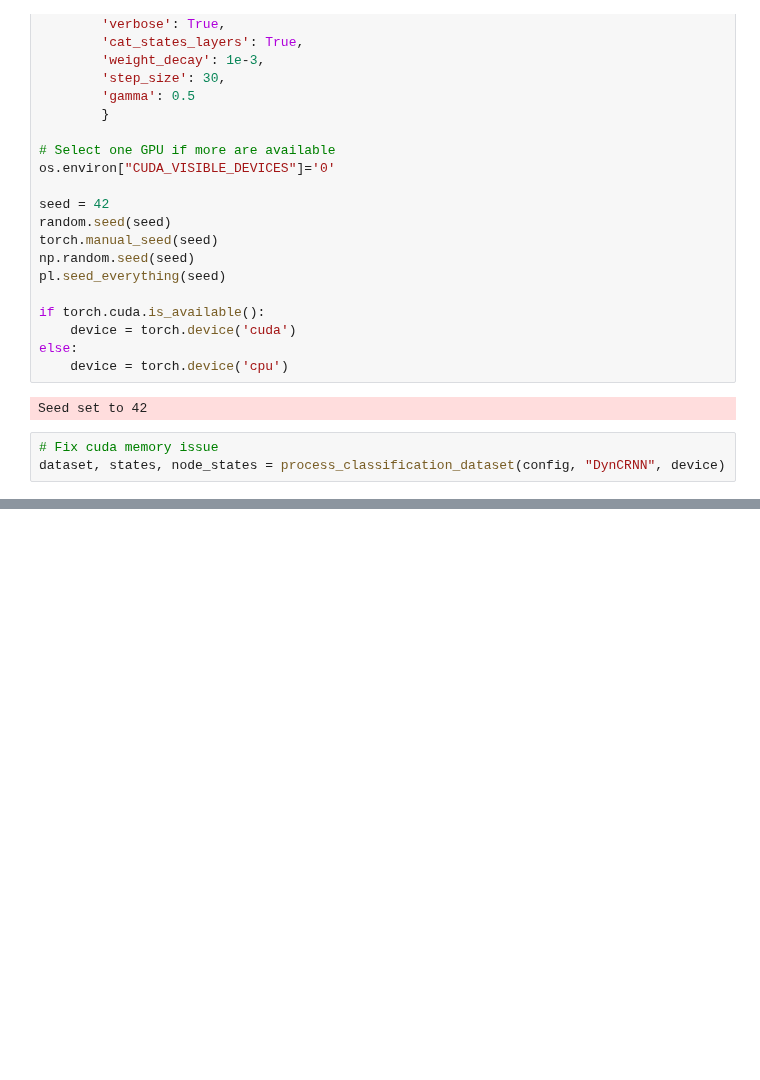
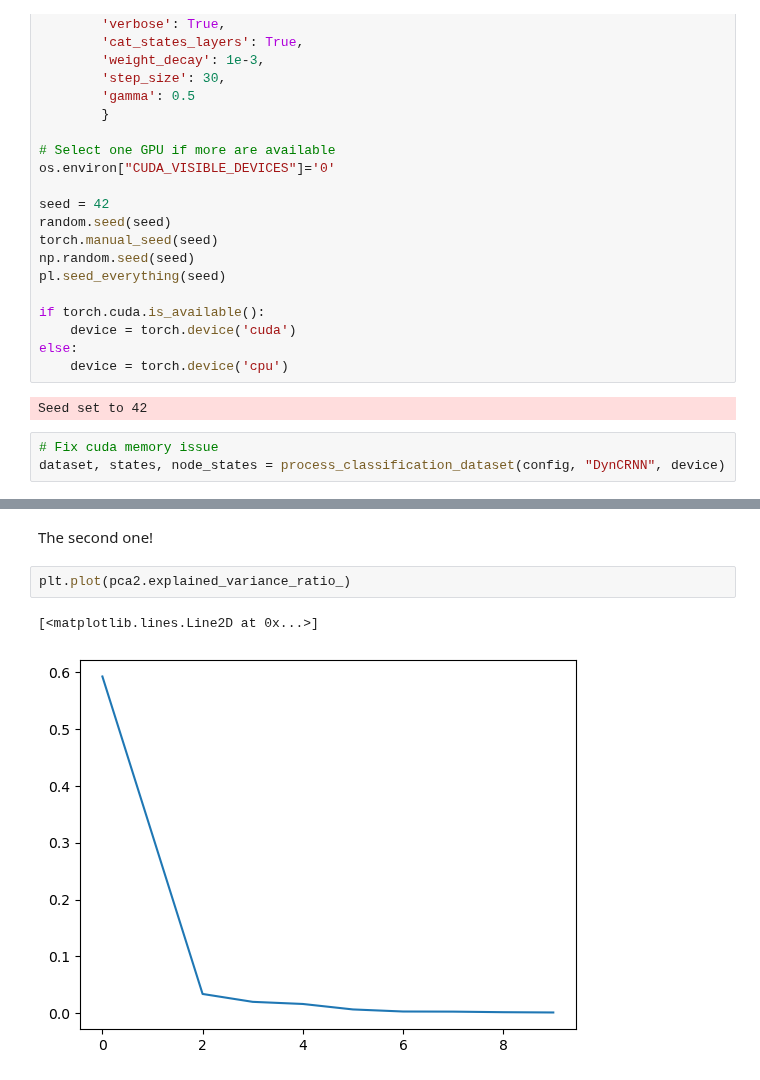
Before and after one commit to NGMLGroup/Koopman-TGNN-Interpretability, a Jupyter notebook: DynCRNN_DMD.ipynb, the cells around one changed output, grey strips where cells are left out. Cells and saved outputs as stored; diff of their text form; blank space fills up the shorter version.

```diff
--- a/DynCRNN_DMD.ipynb
+++ b/DynCRNN_DMD.ipynb
@@ -44,0 +120,7 @@ dataset, states, node_states = process_classification_dataset(config, "DynCRNN",
+# %% [markdown]
+The second one!
+# %%
+plt.plot(pca2.explained_variance_ratio_)
+# %% [output]
+[<matplotlib.lines.Line2D at 0x...>]
+[figure, added]
```
Also changed, not shown: parts of 5 cells of this notebook.
